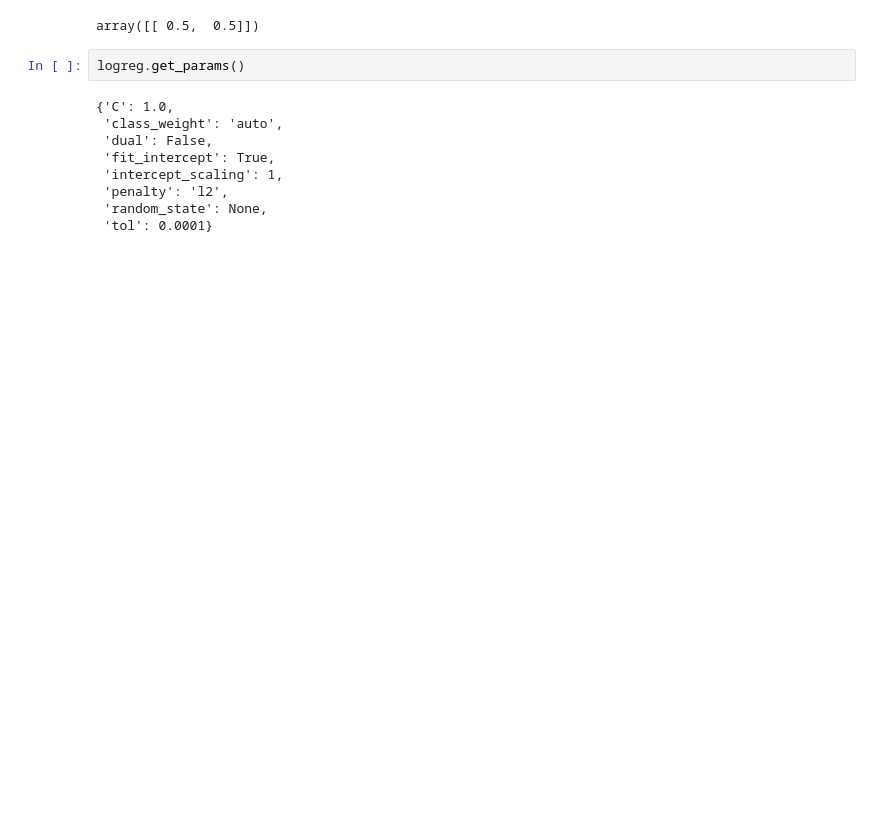
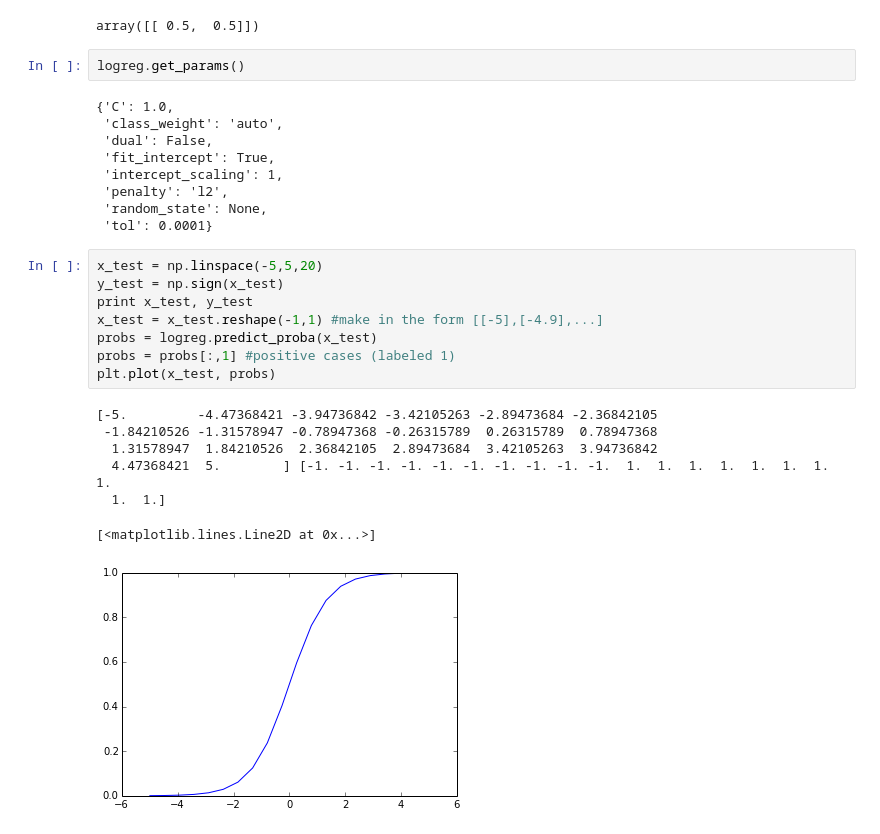
Before and after one commit to micramm/InsightProject, a Jupyter notebook: sklearn_simple_logreg.ipynb, the cells around one changed output. Saved outputs shown, nothing was run; the diff lists cells and outputs as text; blank space fills up the shorter version.

```diff
--- a/sklearn_simple_logreg.ipynb
+++ b/sklearn_simple_logreg.ipynb
@@ -61,3 +54,19 @@ logreg.get_params()
  'penalty': 'l2',
  'random_state': None,
  'tol': 0.0001}
+# %%
+x_test = np.linspace(-5,5,20)
+y_test = np.sign(x_test)
+print x_test, y_test
+x_test = x_test.reshape(-1,1) #make in the form [[-5],[-4.9],...]
+probs = logreg.predict_proba(x_test)
+probs = probs[:,1] #positive cases (labeled 1)
+plt.plot(x_test, probs)
+# %% [output]
+[-5.         -4.47368421 -3.94736842 -3.42105263 -2.89473684 -2.36842105
+ -1.84210526 -1.31578947 -0.78947368 -0.26315789  0.26315789  0.78947368
+  1.31578947  1.84210526  2.36842105  2.89473684  3.42105263  3.94736842
+  4.47368421  5.        ] [-1. -1. -1. -1. -1. -1. -1. -1. -1. -1.  1.  1.  1.  1.  1.  1.  1.  1.
+  1.  1.]
+[<matplotlib.lines.Line2D at 0x...>]
+[figure, added]
```
Also changed, not shown: parts of 7 cells of this notebook, 5 other files.
